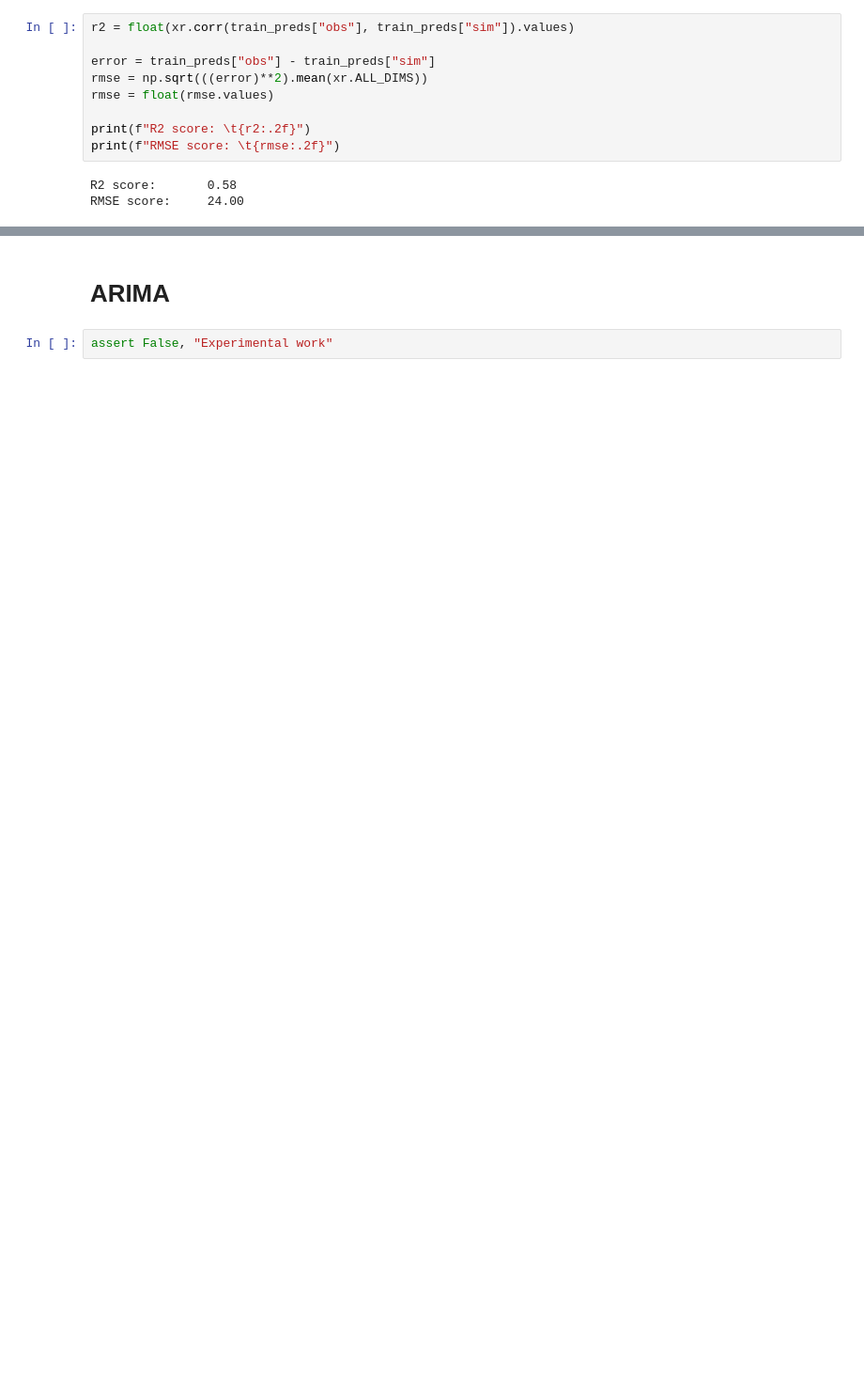
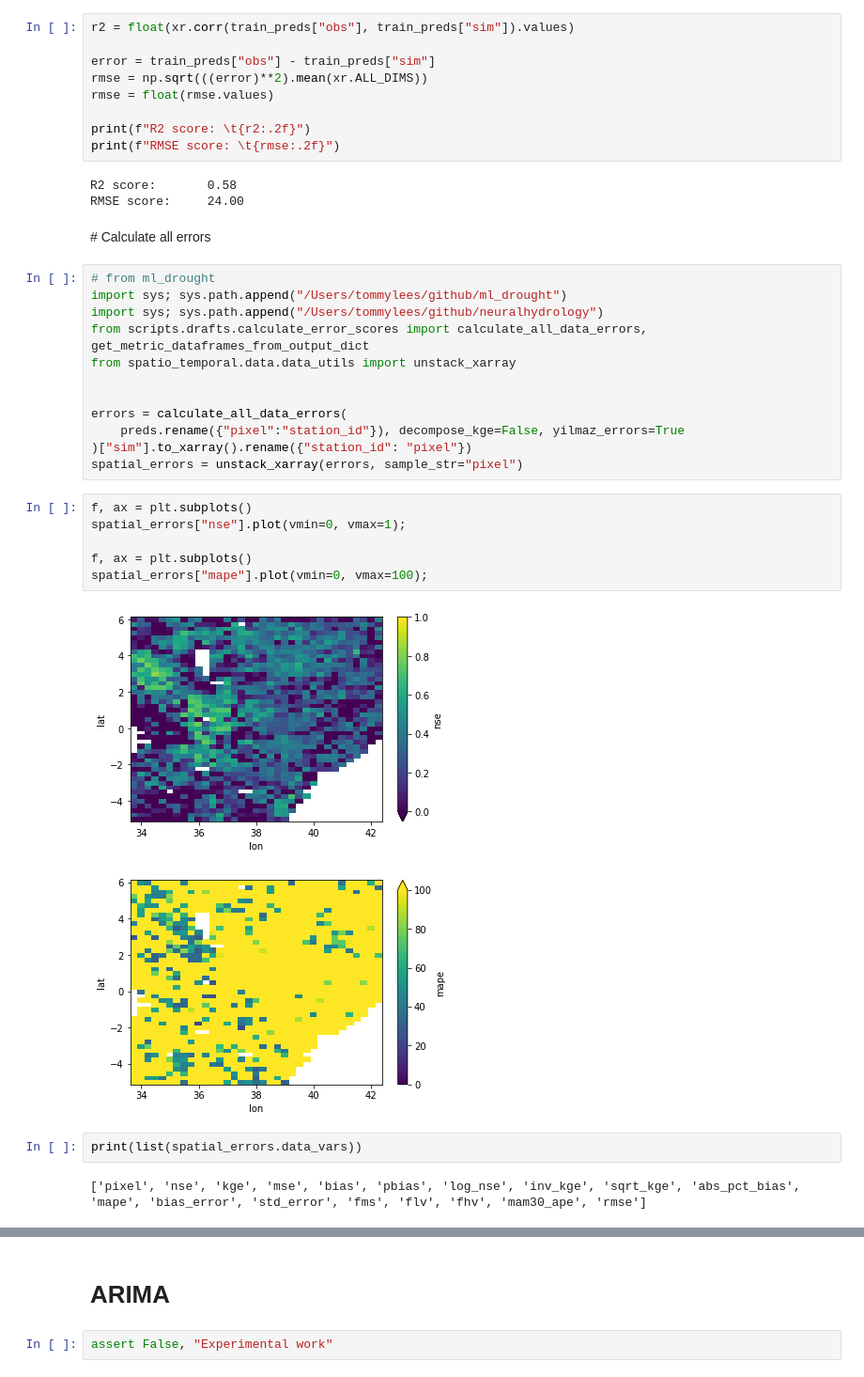
Before and after one commit to tommylees112/spatio_temporal, a Jupyter notebook: notebooks/kenya_evaluate.ipynb, the cells around one changed output, grey strips where cells are left out. Shown at 94% size. Saved outputs shown, nothing was run; the diff lists cells and outputs as text; blank space fills up the shorter version.

```diff
--- a/notebooks/kenya_evaluate.ipynb
+++ b/notebooks/kenya_evaluate.ipynb
@@ -184,3 +191,30 @@ print(f"RMSE score: \t{rmse:.2f}")
 # %% [output]
 R2 score:       0.58
 RMSE score:     24.00
+# %% [markdown]
+# Calculate all errors
+# %%
+# from ml_drought
+import sys; sys.path.append("/Users/tommylees/github/ml_drought")
+import sys; sys.path.append("/Users/tommylees/github/neuralhydrology")
+from scripts.drafts.calculate_error_scores import calculate_all_data_errors, get_metric_dataframes_from_output_dict
+from spatio_temporal.data.data_utils import unstack_xarray
+
+
+errors = calculate_all_data_errors(
+    preds.rename({"pixel":"station_id"}), decompose_kge=False, yilmaz_errors=True
+)["sim"].to_xarray().rename({"station_id": "pixel"})
+spatial_errors = unstack_xarray(errors, sample_str="pixel")
+# %%
+f, ax = plt.subplots()
+spatial_errors["nse"].plot(vmin=0, vmax=1);
+
+f, ax = plt.subplots()
+spatial_errors["mape"].plot(vmin=0, vmax=100);
+# %% [output]
+[figure, added]
+[figure, added]
+# %%
+print(list(spatial_errors.data_vars))
+# %% [output]
+['pixel', 'nse', 'kge', 'mse', 'bias', 'pbias', 'log_nse', 'inv_kge', 'sqrt_kge', 'abs_pct_bias', 'mape', 'bias_error', 'std_error', 'fms', 'flv', 'fhv', 'mam30_ape', 'rmse']
```
Also changed, not shown: parts of 7 cells of this notebook, 3 other files.
